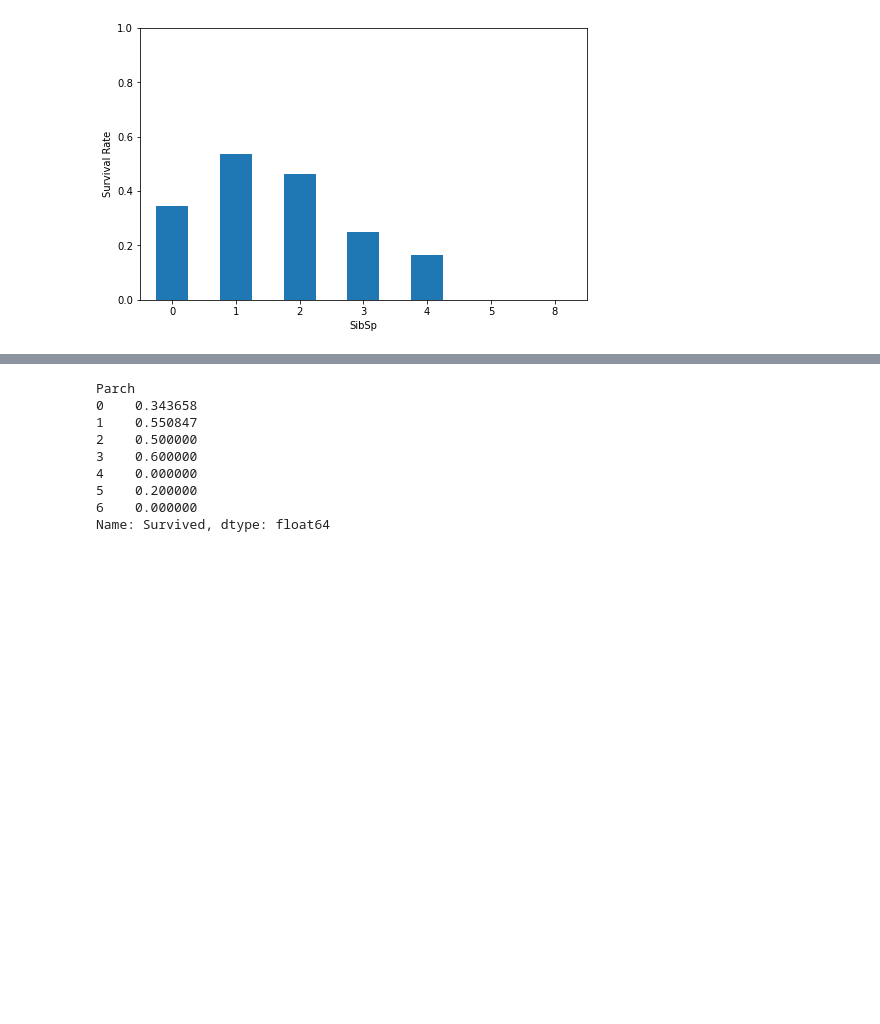
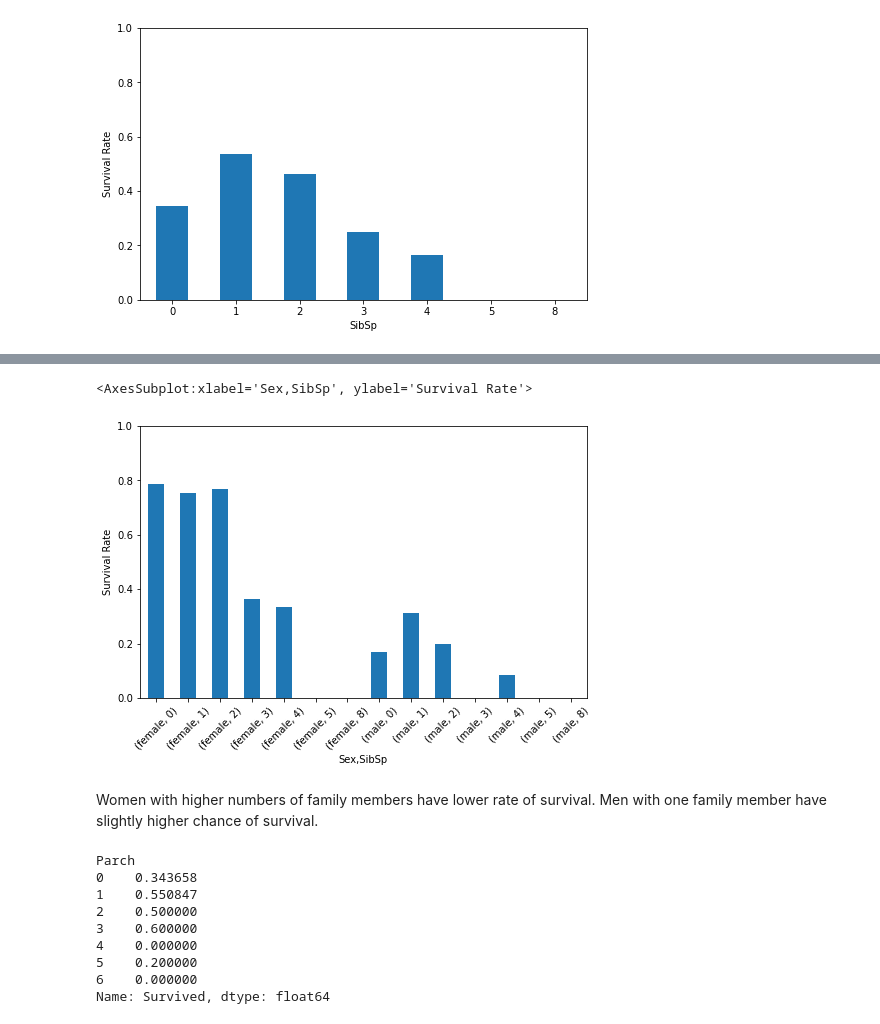
Before and after one commit to tintindas/titanic-kaggle, a Jupyter notebook: eda.ipynb, the cells around one changed output, grey strips where cells are left out. Cells and saved outputs as stored; diff of their text form; code cells hidden in the pictures; blank space fills up the shorter version.

```diff
--- a/eda.ipynb
+++ b/eda.ipynb
@@ -278,3 +306,10 @@ df.groupby(["SibSp"])["Survived"].mean().plot.bar(rot=0, figsize=(8,5), ylim=(0,
+# %%
+df.groupby(["Sex", "SibSp"])["Survived"].mean().plot.bar(rot=45, figsize=(8,5), ylim=(0,1), ylabel="Survival Rate")
+# %% [output]
+<AxesSubplot:xlabel='Sex,SibSp', ylabel='Survival Rate'>
+[figure, added]
+# %% [markdown]
+Women with higher numbers of family members have lower rate of survival. Men with one family member have slightly higher chance of survival.
 # %%
 df.groupby(["Parch"])["Survived"].mean()
 # %% [output]
```
Also changed, not shown: parts of 29 cells of this notebook, 1 other file.
